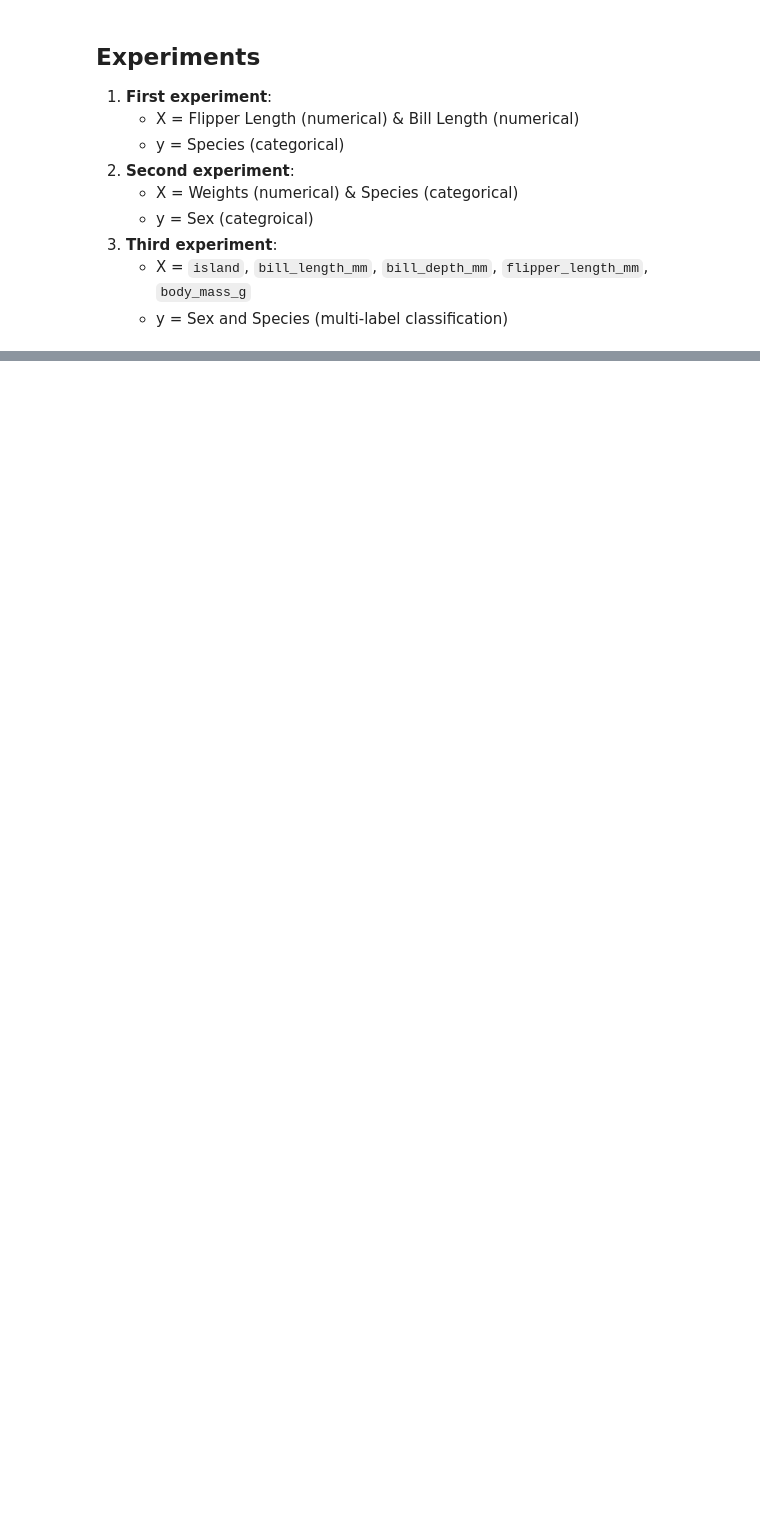
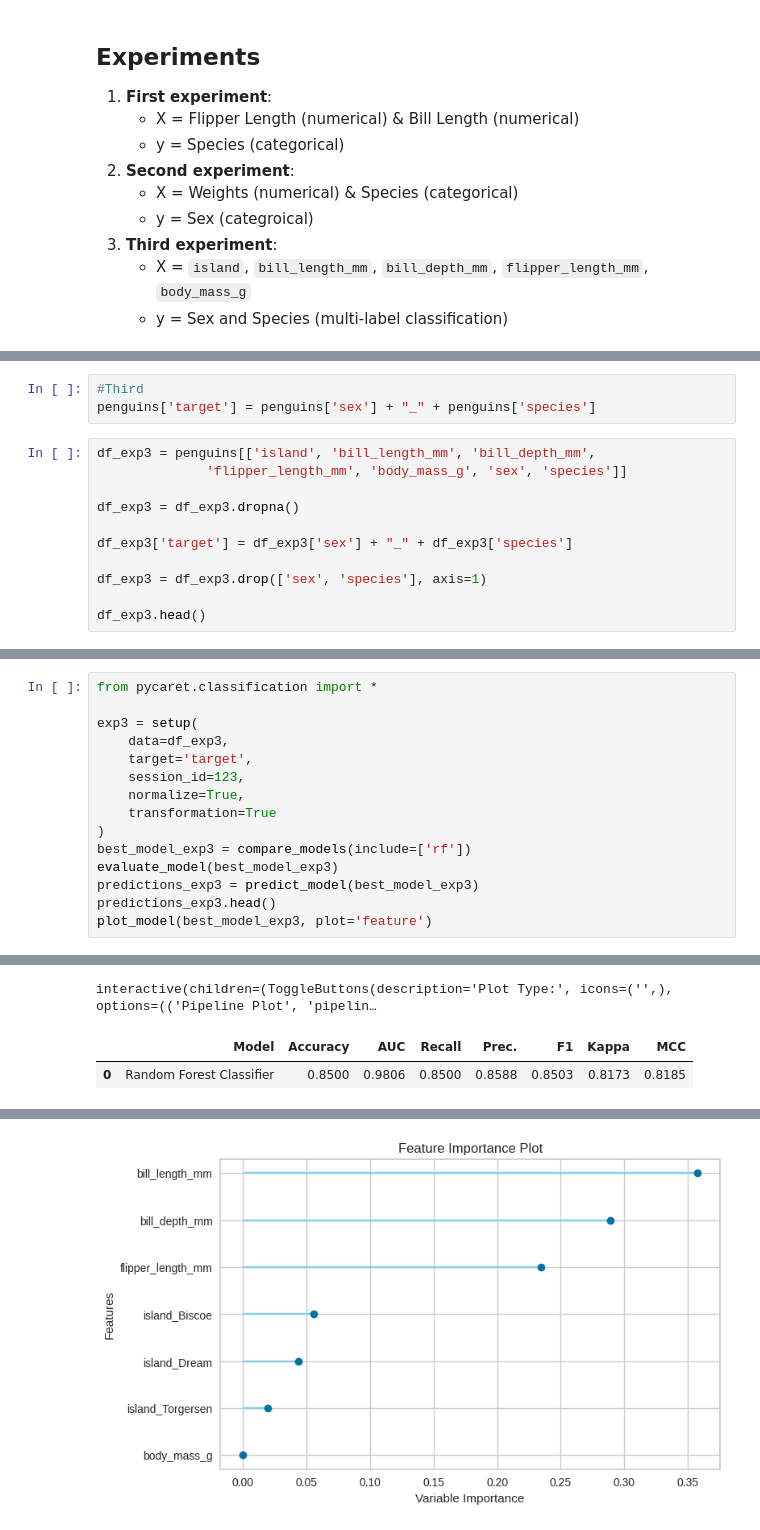
Before and after one commit to sarahmohammed72/Sdaia-Bootcamp, a Jupyter notebook: content/W3/M6/exercises/ex2_pycaret_classification.ipynb, the cells around one changed output, grey strips where cells are left out. Cells and saved outputs as stored; diff of their text form; blank space fills up the shorter version.

```diff
--- a/content/W3/M6/exercises/ex2_pycaret_classification.ipynb
+++ b/content/W3/M6/exercises/ex2_pycaret_classification.ipynb
@@ -91,0 +239,14 @@ RuntimeError: ('Pycaret only supports python 3.9, 3.10, 3.11. Your actual Python
+# %%
+#Third
+penguins['target'] = penguins['sex'] + "_" + penguins['species']
+# %%
+df_exp3 = penguins[['island', 'bill_length_mm', 'bill_depth_mm',
+              'flipper_length_mm', 'body_mass_g', 'sex', 'species']]
+
+df_exp3 = df_exp3.dropna()
+
+df_exp3['target'] = df_exp3['sex'] + "_" + df_exp3['species']
+
+df_exp3 = df_exp3.drop(['sex', 'species'], axis=1)
+
+df_exp3.head()
@@ -91,0 +260,16 @@ RuntimeError: ('Pycaret only supports python 3.9, 3.10, 3.11. Your actual Python
+# %%
+from pycaret.classification import *
+
+exp3 = setup(
+    data=df_exp3,
+    target='target',
+    session_id=123,
+    normalize=True,
+    transformation=True
+)
+best_model_exp3 = compare_models(include=['rf'])
+evaluate_model(best_model_exp3)
+predictions_exp3 = predict_model(best_model_exp3)
+predictions_exp3.head()
+plot_model(best_model_exp3, plot='feature')
+# %% [output]
@@ -91,0 +297,3 @@ RuntimeError: ('Pycaret only supports python 3.9, 3.10, 3.11. Your actual Python
+interactive(children=(ToggleButtons(description='Plot Type:', icons=('',), options=(('Pipeline Plot', 'pipelin…
+|  | Model | Accuracy | AUC | Recall | Prec. | F1 | Kappa | MCC |
+| 0 | Random Forest Classifier | 0.8500 | 0.9806 | 0.8500 | 0.8588 | 0.8503 | 0.8173 | 0.8185 |
@@ -91,0 +301 @@ RuntimeError: ('Pycaret only supports python 3.9, 3.10, 3.11. Your actual Python
+[figure, added]
```
Also changed, not shown: parts of 9 cells of this notebook.
